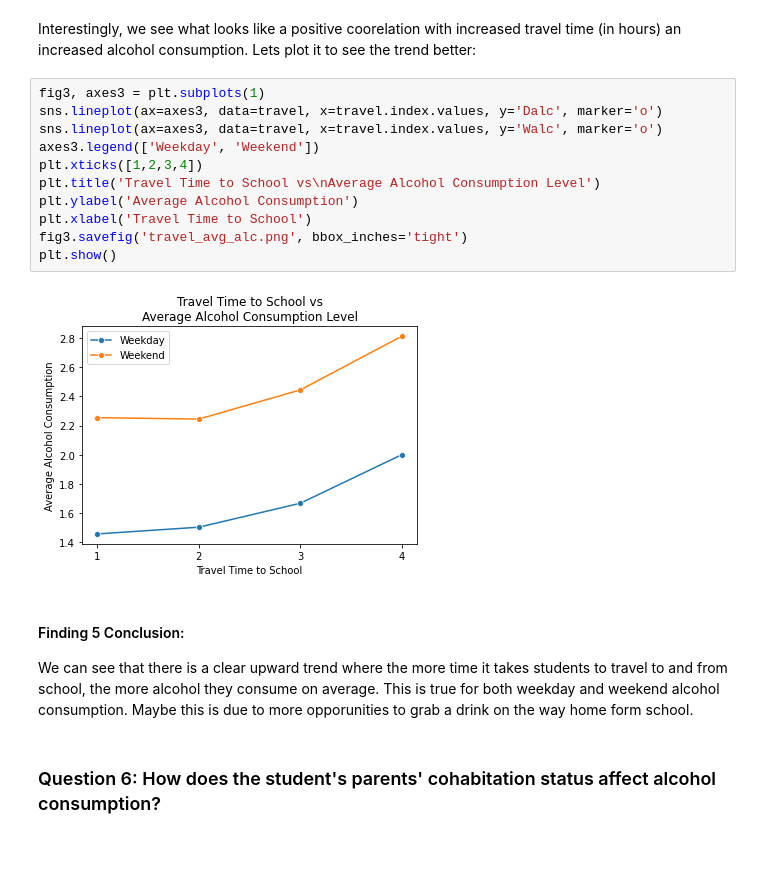
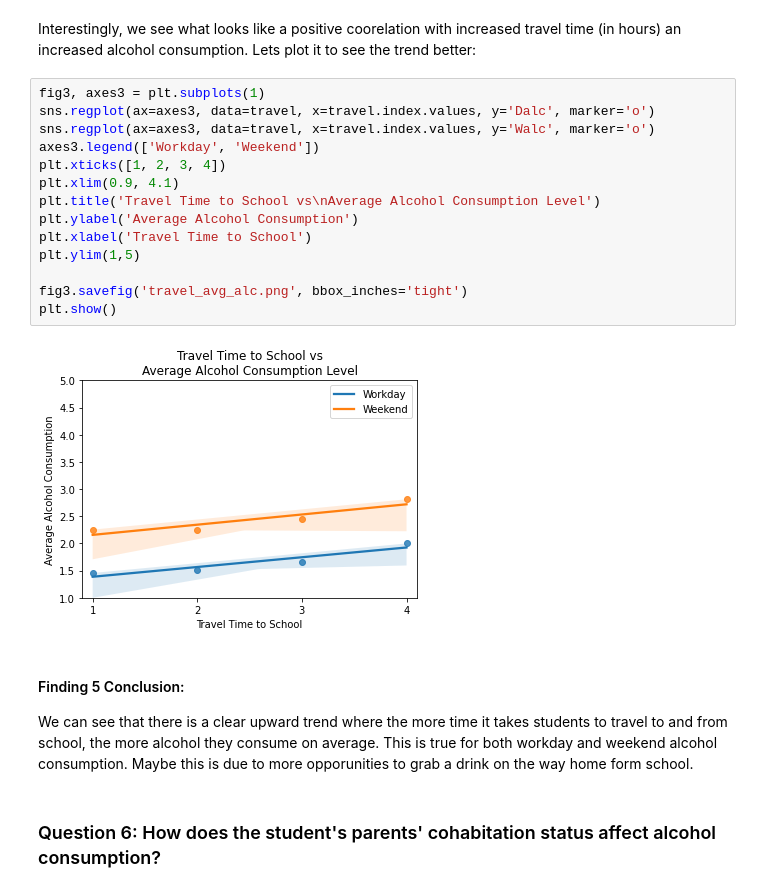
Before and after one commit to christinedien/hcde-410-final, a Jupyter notebook: hcde-410-final.ipynb, the cells around one changed output. Cells and saved outputs as stored; diff of their text form; blank space fills up the shorter version.

```diff
--- a/hcde-410-final.ipynb
+++ b/hcde-410-final.ipynb
@@ -385,20 +399,23 @@ travel = group_avg_alc(df, 'traveltime')
 Interestingly, we see what looks like a positive coorelation with increased travel time (in hours) an increased alcohol consumption. Lets plot it to see the trend better:
 # %%
 fig3, axes3 = plt.subplots(1)
-sns.lineplot(ax=axes3, data=travel, x=travel.index.values, y='Dalc', marker='o')
-sns.lineplot(ax=axes3, data=travel, x=travel.index.values, y='Walc', marker='o')
-axes3.legend(['Weekday', 'Weekend'])
-plt.xticks([1,2,3,4])
+sns.regplot(ax=axes3, data=travel, x=travel.index.values, y='Dalc', marker='o')
+sns.regplot(ax=axes3, data=travel, x=travel.index.values, y='Walc', marker='o')
+axes3.legend(['Workday', 'Weekend'])
+plt.xticks([1, 2, 3, 4])
+plt.xlim(0.9, 4.1)
 plt.title('Travel Time to School vs\nAverage Alcohol Consumption Level')
 plt.ylabel('Average Alcohol Consumption')
 plt.xlabel('Travel Time to School')
+plt.ylim(1,5)
+
 fig3.savefig('travel_avg_alc.png', bbox_inches='tight')
 plt.show()
 # %% [output]
-[figure, old version]
+[figure, new version]
 # %% [markdown]
 #### Finding 5 Conclusion:
-We can see that there is a clear upward trend where the more time it takes students to travel to and from school, the more alcohol they consume on average. This is true for both weekday and weekend alcohol consumption. Maybe this is due to more opporunities to grab a drink on the way home form school.
+We can see that there is a clear upward trend where the more time it takes students to travel to and from school, the more alcohol they consume on average. This is true for both workday and weekend alcohol consumption. Maybe this is due to more opporunities to grab a drink on the way home form school.
 # %% [markdown]
 ### Question 6: How does the student's parents' cohabitation status affect alcohol consumption?
 # %% [markdown]
```
Also changed, not shown: parts of 19 cells of this notebook, 8 other files.
